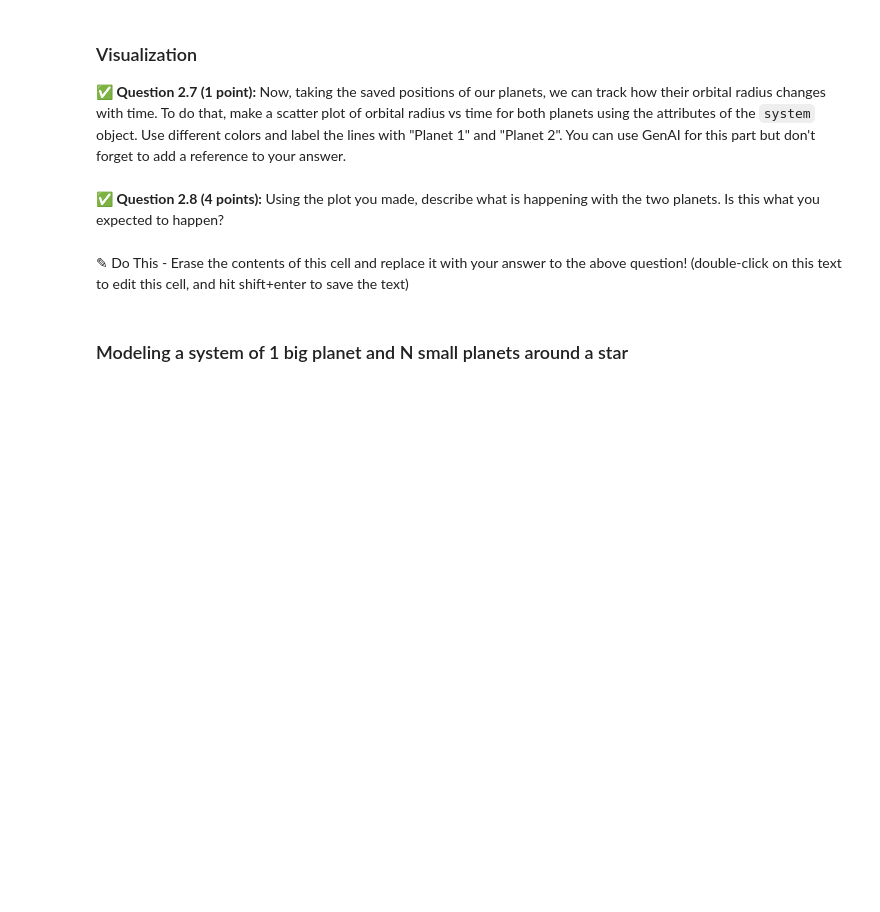
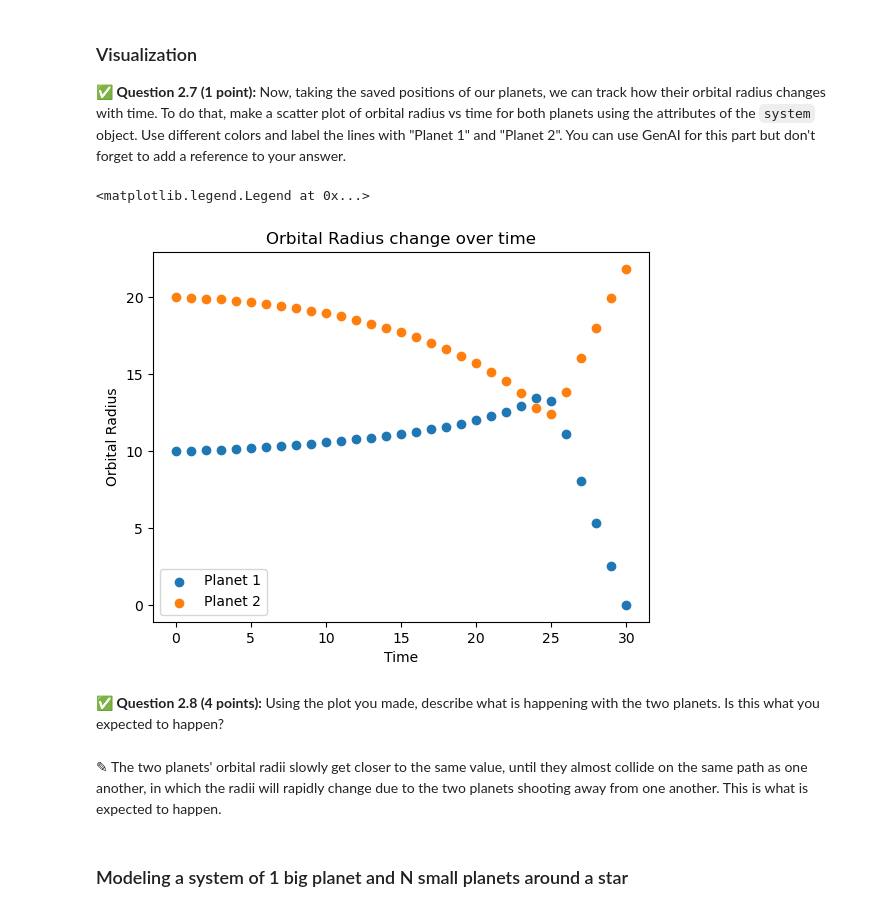
Before and after one commit to jackcienkus/CMSE202-s25-turnin, a Jupyter notebook: hw-02/HW02_Part1-Orbits-SS25-STUDENT.ipynb, the cells around one changed output. Saved outputs shown, nothing was run; the diff lists cells and outputs as text; code cells hidden in the pictures; blank space fills up the shorter version.

```diff
--- a/hw-02/HW02_Part1-Orbits-SS25-STUDENT.ipynb
+++ b/hw-02/HW02_Part1-Orbits-SS25-STUDENT.ipynb
@@ -302,6 +302,18 @@ If we have a system of 2 planets orbiting a star, these planets interact with ea
 def calculate_forces(planet1, planet2):
     ## NOTE: this finds the force planet2 exerts on planet1.
     ## ADD YOUR DOSCTRING HERE
+    '''
+    Calculates the gravitational force exerted from planet2 to planet1.
+
+    Parameters:
+        planet1 (Planet-Class Object): A Planet-Class Object for the first planet. Contains planet mass,
+                                       orbital radius, star mass, and orbital period.
+        planet2 (Planet-Class Object): A Planet-Class Object for the second planet. Contains planet mass,
+                                       orbital radius, star mass, and orbital period.
+    Returns:
+        force_radial (float): Gravitational force exerted on planet1 by planet2.
+    '''
+
     force_x = planet2.mass * planet1.mass * (planet2.x - planet1.x) / ((planet2.x - planet1.x)**2 + (planet2.y - planet1.y)**2)**(1.5)
     force_y = planet2.mass * planet1.mass *  (planet2.y - planet1.y) / ((planet2.x - planet1.x)**2 + (planet2.y - planet1.y)**2)**(1.5)
     force_radial = force_x * planet1.x/planet1.radius + force_y * planet1.y/planet1.radius
@@ -311,6 +323,20 @@ def take_step(planet, force, delta_time):
     ##NOTE: this function calculates the step that planet takes in delta_t time of the simulation and updates the properties of the planet.
     ##There is no return because the changes are done to the planet directly.
     ## ADD YOUR DOSCTRING HERE
+    '''
+    Calculates the next step a planet will take in the simulation, along with its properties.
+
+    Parameters:
+        planet (Planet-Class Object): A Planet-Class Object for the desired planet. Contains planet mass,
+                                       orbital radius, star mass, and orbital period.
+
+        force (float): Gravitational force being done to the planet.
+
+        delta_time (float): The change in time for which the planet's properties and position will be calculated.
+
+    Returns:
+        None.
+    '''
 
     acceleration = force / planet.mass
     radius_change = 0.5 * acceleration * delta_time**2 + planet.velocity_radial * delta_time
@@ -396,7 +470,7 @@ Methods:
 # %%
 pl1 = Planet(1, 10, 400) # planet with mass 1, radius 10 and star mass 400
 pl2 = Planet(1, 20, 400) # planet with mass 1, radius 20 and star mass 400
-system = System(400,) # fill in the needed arguments
+system = System(400, pl1, pl2) # fill in the needed arguments
 system.evolve(2000)
 # %% [markdown]
 ### Visualization
@@ -407,7 +479,26 @@ system.evolve(2000)
+# %%
+# your code here
+planet1_orb_rad = []
+planet2_orb_rad = []
+for i in range(len(system.planet1_pos)):
+    planet1_orb_rad.append(system.planet1_pos[i][1])
+    planet2_orb_rad.append(system.planet2_pos[i][1])
+
+time = range(0,len(planet1_orb_rad))
+
+plt.scatter(time, planet1_orb_rad, label="Planet 1")
+plt.scatter(time, planet2_orb_rad, label="Planet 2")
+plt.xlabel("Time")
+plt.ylabel("Orbital Radius")
+plt.title("Orbital Radius change over time")
+plt.legend()
+# %% [output]
+<matplotlib.legend.Legend at 0x...>
+[figure, added]
 # %% [markdown]
 ✅ **Question 2.8 (4 points):** Using the plot you made, describe what is happening with the two planets. Is this what you expected to happen?
-# %% [markdown]
-✎ Do This - Erase the contents of this cell and replace it with your answer to the above question! (double-click on this text to edit this cell, and hit shift+enter to save the text)
+# %% [markdown]
+✎ The two planets' orbital radii slowly get closer to the same value, until they almost collide on the same path as one another, in which the radii will rapidly change due to the two planets shooting away from one another. This is what is expected to happen.
 # %% [markdown]
 ### Modeling a system of 1 big planet and N small planets around a star
 # %% [markdown]
```
Also changed, not shown: parts of 27 cells of this notebook.
